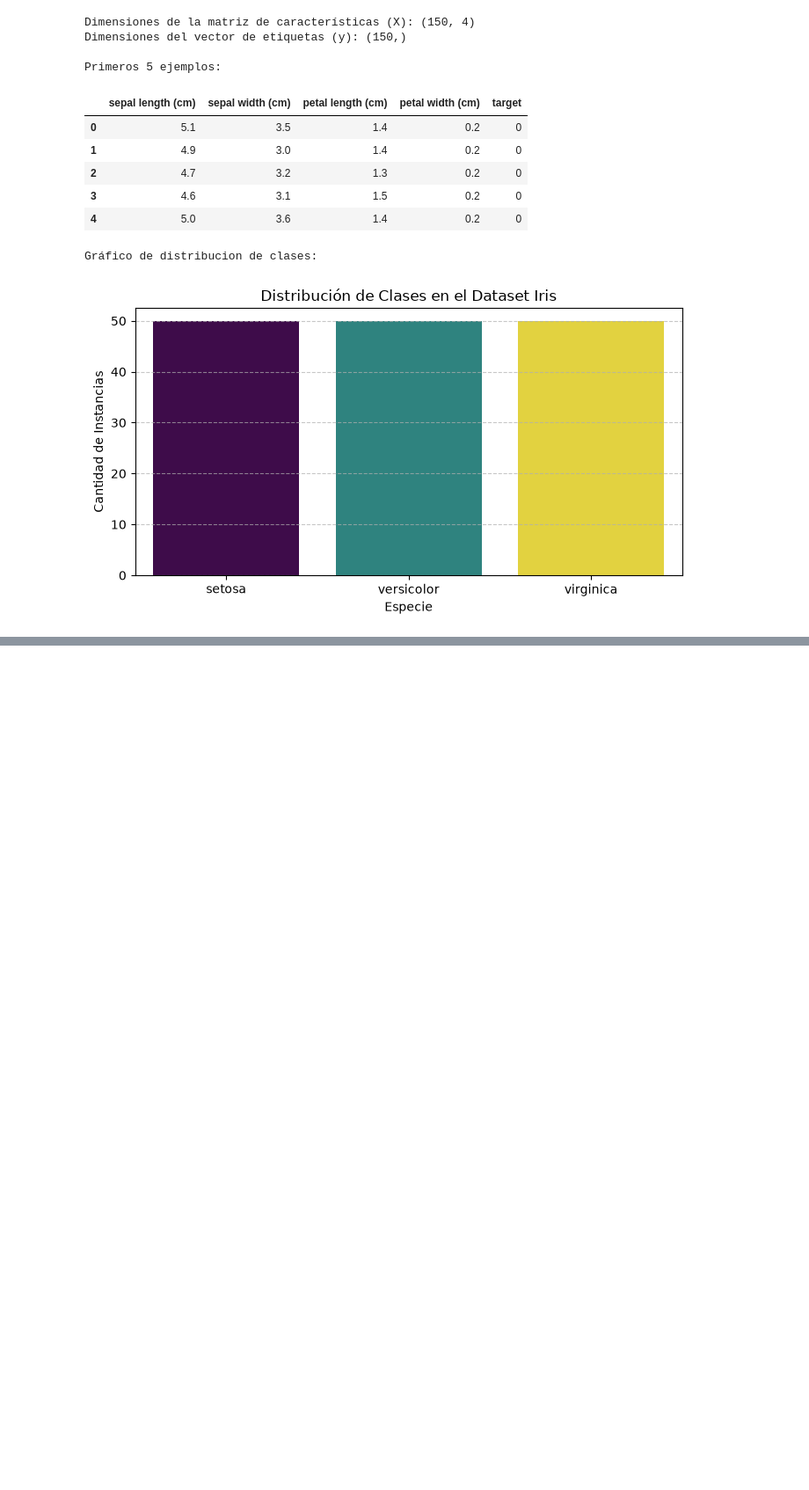
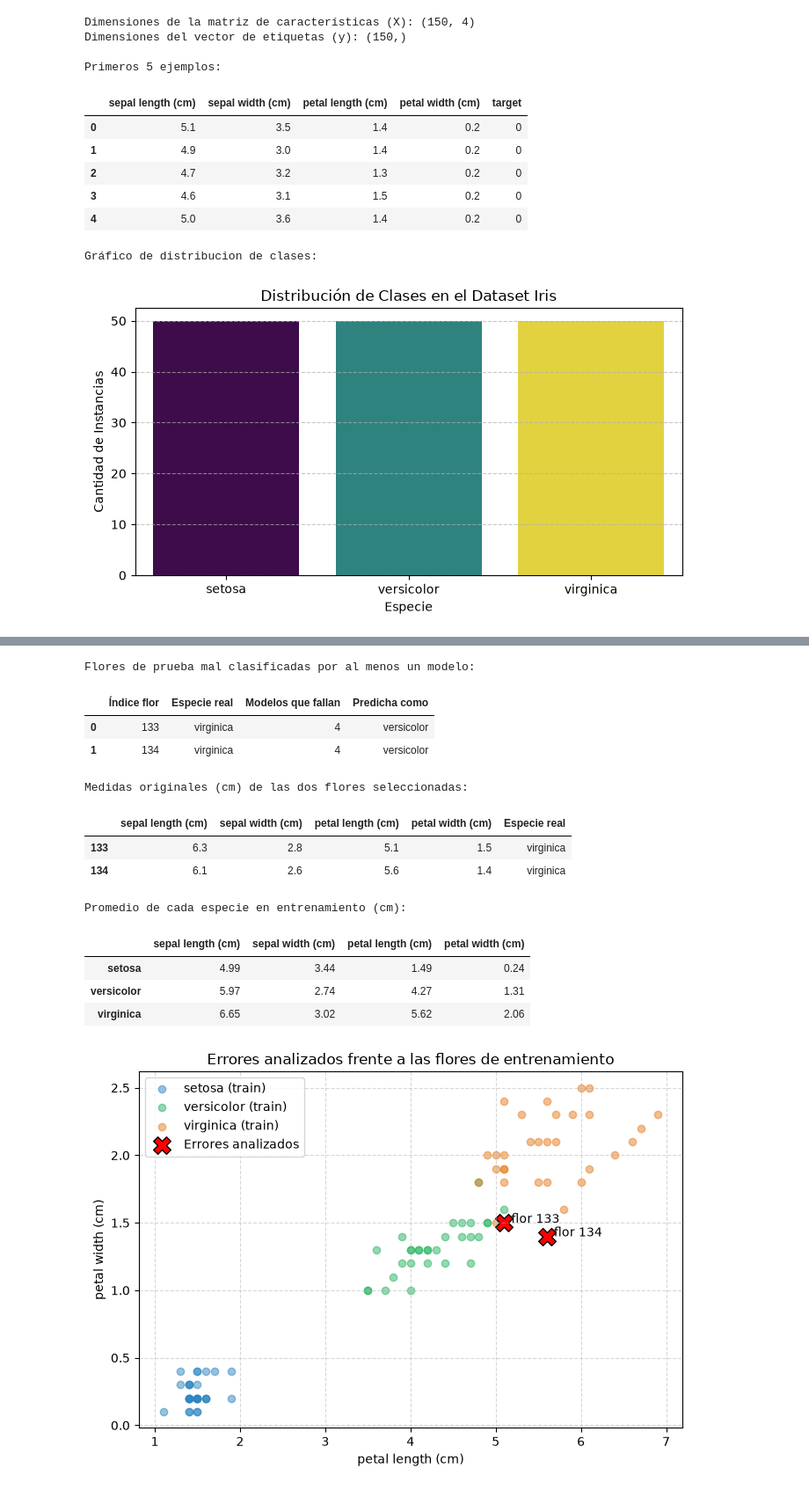
Before and after one commit to BrandonFreire/Notebooks-RI, a Jupyter notebook: IB/Machine Learning/01_revml.ipynb, the cells around one changed output, grey strips where cells are left out. Shown at 88% size. Drawn from its saved outputs; the diff is of its cells as text; code cells hidden in the pictures; blank space fills up the shorter version.

Commit message:
Punto 2 y punto 3

```diff
--- a/IB/Machine Learning/01_revml.ipynb
+++ b/IB/Machine Learning/01_revml.ipynb
@@ -77,8 +77,8 @@ import pandas as pd
 import matplotlib.pyplot as plt
 import seaborn as sns
 
-x, y = iris.data, iris.target
-print(f"Dimensiones de la matriz de características (X): {x.shape}")
+X, y = iris.data, iris.target
+print(f"Dimensiones de la matriz de características (X): {X.shape}")
 print(f"Dimensiones del vector de etiquetas (y): {y.shape}")
 
 # Tabla con los 5 ejemplos:
@@ -230,0 +429,74 @@ Examina:
+# %%
+y_test_arr = y_test.to_numpy()
+
+# Todos los errores de prueba: qué flor, qué modelo se equivocó y qué predijo
+errores = []
+for nombre, pred in predicciones_prueba.items():
+    for pos in np.flatnonzero(pred != y_test_arr):
+        errores.append({
+            "Índice flor": X_test_raw.index[pos],
+            "Modelo": nombre,
+            "Especie real": iris.target_names[y_test_arr[pos]],
+            "Especie predicha": iris.target_names[pred[pos]],
+        })
+errores = pd.DataFrame(errores)
+
+resumen_errores = (
+    errores.groupby(["Índice flor", "Especie real"])
+    .agg(**{
+        "Modelos que fallan": ("Modelo", "count"),
+        "Predicha como": ("Especie predicha", lambda s: ", ".join(sorted(set(s)))),
+    })
+    .reset_index()
+    .sort_values("Modelos que fallan", ascending=False)
+)
+print("Flores de prueba mal clasificadas por al menos un modelo:")
+display(resumen_errores)
+
+# Seleccionamos las dos flores en las que más modelos fallaron
+seleccion = resumen_errores["Índice flor"].head(2).tolist()
+print("Medidas originales (cm) de las dos flores seleccionadas:")
+display(X_test_raw.loc[seleccion].assign(
+    **{"Especie real": [iris.target_names[y.loc[i]] for i in seleccion]}
+))
+
+# Promedio de cada especie en entrenamiento, como referencia
+medias = X_train_raw.groupby(y_train).mean()
+medias.index = iris.target_names
+print("Promedio de cada especie en entrenamiento (cm):")
+display(medias.round(2))
+
+# Gráfico: las dos flores sobre las medidas de pétalo de entrenamiento
+fig, ax = plt.subplots(figsize=(7, 5))
+for clase, color in zip(range(3), ["#2e86c1", "#28b463", "#e67e22"]):
+    puntos = X_train_raw[y_train == clase]
+    ax.scatter(puntos["petal length (cm)"], puntos["petal width (cm)"],
+               color=color, alpha=0.5, label=f"{iris.target_names[clase]} (train)")
+ax.scatter(X_test_raw.loc[seleccion, "petal length (cm)"],
+           X_test_raw.loc[seleccion, "petal width (cm)"],
+           color="red", marker="X", s=200, edgecolor="black", label="Errores analizados")
+for i in seleccion:
+    ax.annotate(f"  flor {i}", (X_test_raw.loc[i, "petal length (cm)"],
+                                X_test_raw.loc[i, "petal width (cm)"]))
+ax.set_xlabel("petal length (cm)")
+ax.set_ylabel("petal width (cm)")
+ax.set_title("Errores analizados frente a las flores de entrenamiento")
+ax.legend()
+ax.grid(linestyle="--", alpha=0.5)
+plt.tight_layout()
+plt.show()
+# %% [output]
+Flores de prueba mal clasificadas por al menos un modelo:
+|  | Índice flor | Especie real | Modelos que fallan | Predicha como |
+| 0 | 133 | virginica | 4 | versicolor |
+| 1 | 134 | virginica | 4 | versicolor |
+Medidas originales (cm) de las dos flores seleccionadas:
+|  | sepal length (cm) | sepal width (cm) | petal length (cm) | petal width (cm) | Especie real |
+| 133 | 6.3 | 2.8 | 5.1 | 1.5 | virginica |
+| 134 | 6.1 | 2.6 | 5.6 | 1.4 | virginica |
+Promedio de cada especie en entrenamiento (cm):
+|  | sepal length (cm) | sepal width (cm) | petal length (cm) | petal width (cm) |
+| setosa | 4.99 | 3.44 | 1.49 | 0.24 |
+| versicolor | 5.97 | 2.74 | 4.27 | 1.31 |
+| virginica | 6.65 | 3.02 | 5.62 | 2.06 |
+[figure, added]
```
Also changed, not shown: parts of 38 cells of this notebook.
